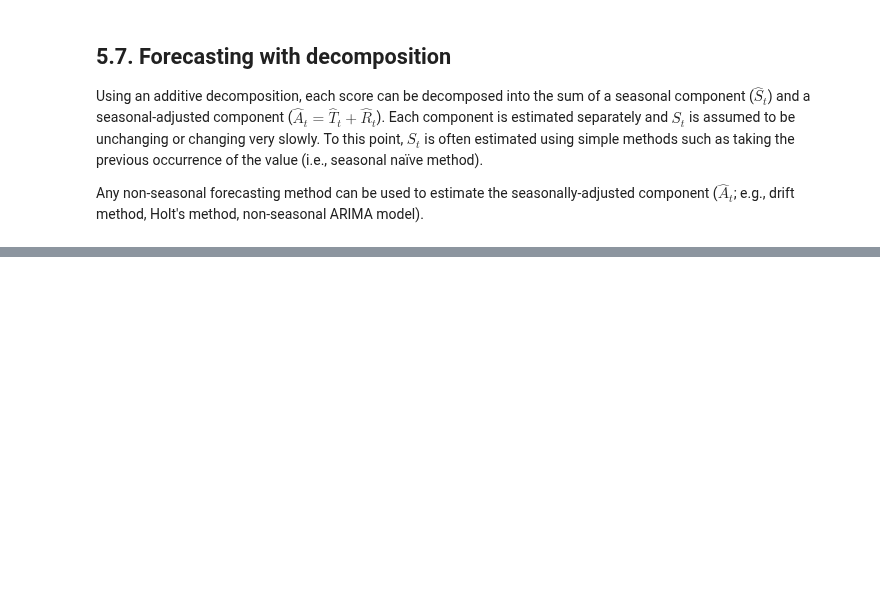
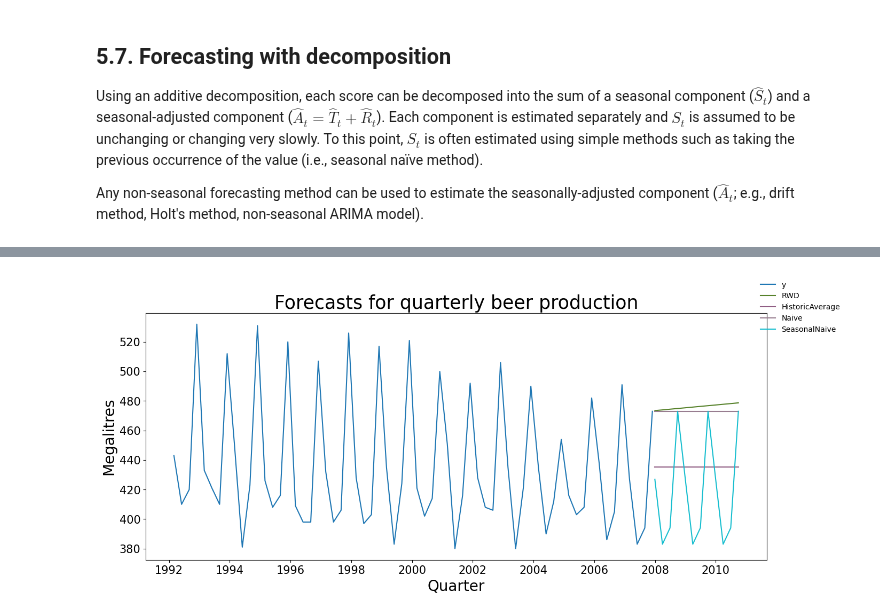
Before and after one commit to sebsciarra/gas_pump_prices, a Jupyter notebook: notebooks/chap5_forecaster_toolbox.ipynb, the cells around one changed output, grey strips where cells are left out. Cells and saved outputs as stored; diff of their text form; code cells hidden in the pictures; blank space fills up the shorter version.

```diff
--- a/notebooks/chap5_forecaster_toolbox.ipynb
+++ b/notebooks/chap5_forecaster_toolbox.ipynb
@@ -543,0 +299,10 @@ As an side, minimizing the MAE leads to forecasts of the median and minimizing t
+# %%
+from fpppy.utils import plot_series
+
+plot_series(df_train, df_forecasts,
+            xlabel="Quarter",
+            ylabel="Megalitres",
+            title="Forecasts for quarterly beer production",
+            rm_legend=False)
+# %% [output]
+[figure, added]
```
Also changed, not shown: parts of 23 cells of this notebook.
